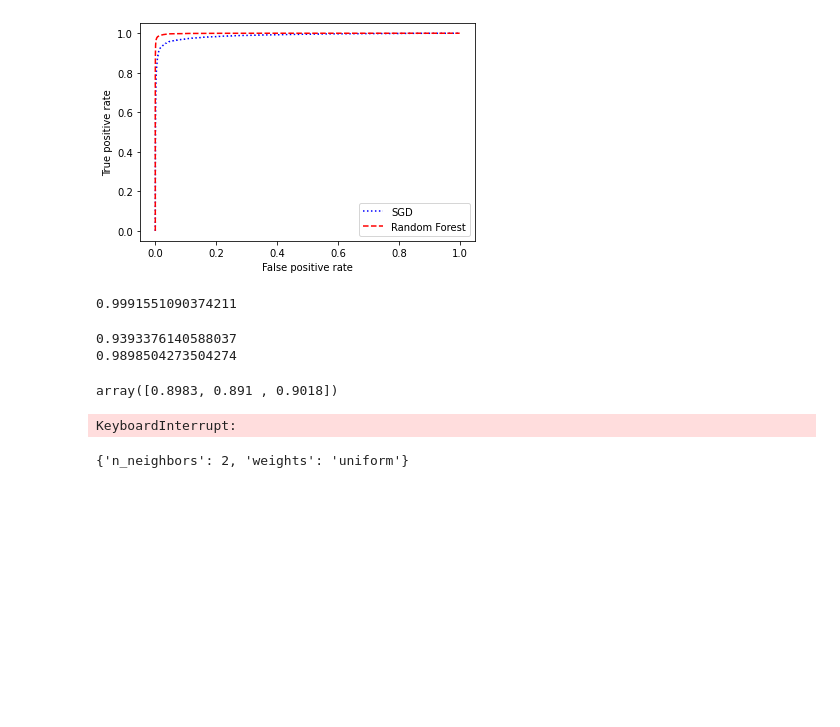
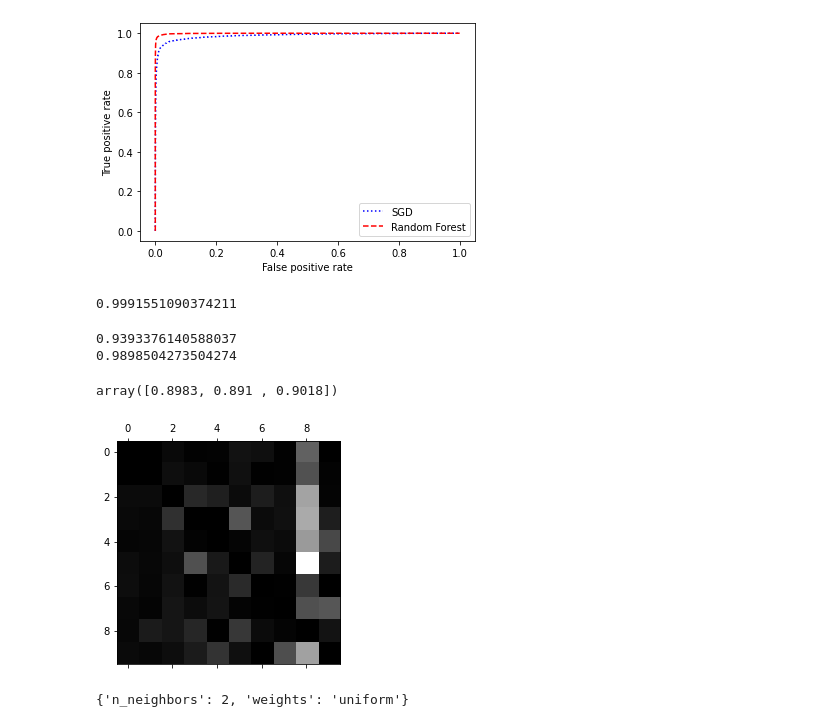
Before and after one commit to guillaumepaviot/mnist_classifier, a Jupyter notebook: mnist.ipynb, the cells around one changed output. Drawn from its saved outputs; the diff is of its cells as text; code cells hidden in the pictures; blank space fills up the shorter version.

```diff
--- a/mnist.ipynb
+++ b/mnist.ipynb
@@ -122,13 +122,13 @@ array([0.8983, 0.891 , 0.9018])
 # %%
 y_train_pred = cross_val_predict(sgd_clf, X_train_scaled, y_train, cv=3)
 conf_mx = confusion_matrix(y_train, y_train_pred)
 row_sums = conf_mx.sum(axis=1, keepdims=True)
 norm_conf_mx = conf_mx/row_sums
 np.fill_diagonal(norm_conf_mx, 0)
-plt.matshow(conf_mx, cmap=plt.cm.magma)
+plt.matshow(norm_conf_mx, cmap=plt.cm.gray)
 plt.show()
 # %% [output]
-KeyboardInterrupt:
+[figure, added]
 # %%
 from sklearn.model_selection import GridSearchCV
 from sklearn.neighbors import KNeighborsClassifier
```
Also changed, not shown: parts of 1 cell of this notebook.
